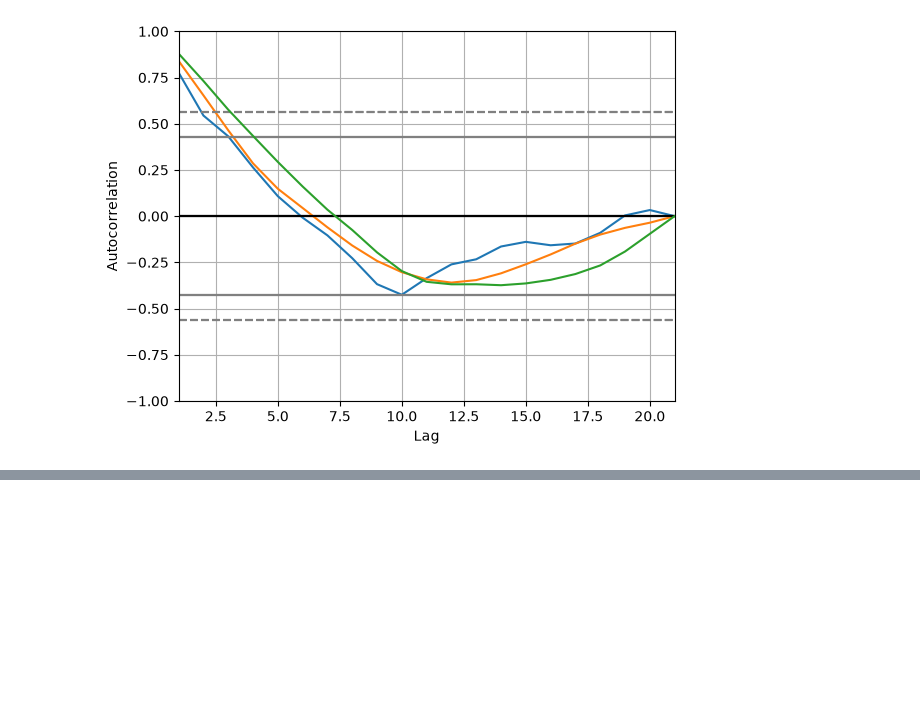
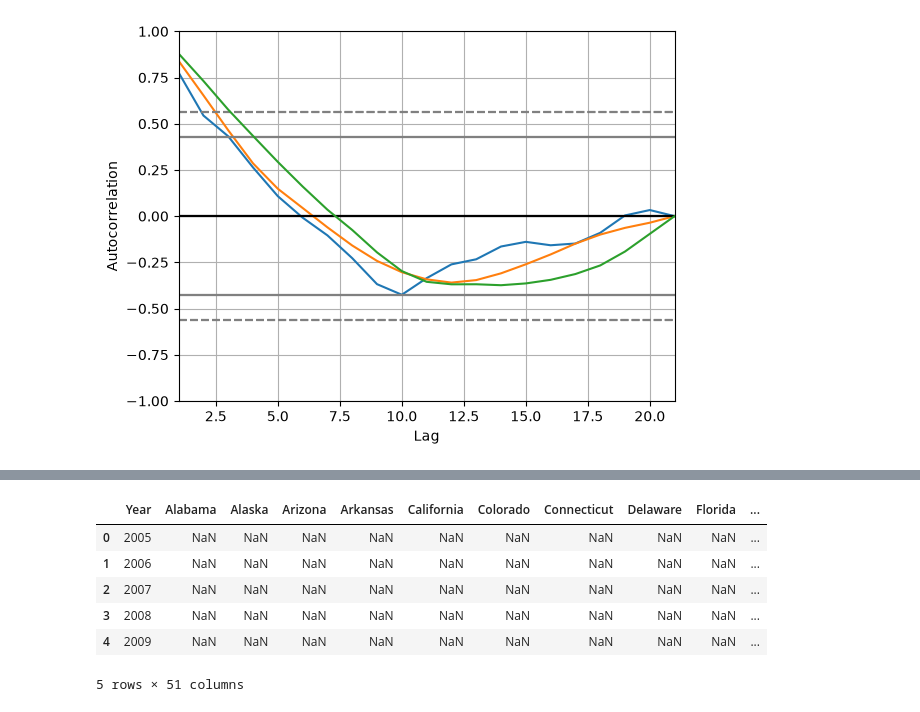
Before and after one commit to coltranebu/cs506-final-project, a Jupyter notebook: notebooks/more_eda.ipynb, the cells around one changed output, grey strips where cells are left out. Drawn from its saved outputs; the diff is of its cells as text; code cells hidden in the pictures; blank space fills up the shorter version.

```diff
--- a/notebooks/more_eda.ipynb
+++ b/notebooks/more_eda.ipynb
@@ -61,0 +130,12 @@ pd.plotting.autocorrelation_plot(minwage_df["Massachusetts"])
+# %%
+processed_unemployment = pd.DataFrame(columns=["Year"] + STATE_NAMES)
+processed_unemployment["Year"] = np.arange(2005, 2026, dtype="int32")
+processed_unemployment.head()
+# %% [output]
+|  | Year | Alabama | Alaska | Arizona | Arkansas | California | Colorado | Connecticut | Delaware | Florida | ... |
+| 0 | 2005 | NaN | NaN | NaN | NaN | NaN | NaN | NaN | NaN | NaN | ... |
+| 1 | 2006 | NaN | NaN | NaN | NaN | NaN | NaN | NaN | NaN | NaN | ... |
+| 2 | 2007 | NaN | NaN | NaN | NaN | NaN | NaN | NaN | NaN | NaN | ... |
+| 3 | 2008 | NaN | NaN | NaN | NaN | NaN | NaN | NaN | NaN | NaN | ... |
+| 4 | 2009 | NaN | NaN | NaN | NaN | NaN | NaN | NaN | NaN | NaN | ... |
+5 rows × 51 columns
```
Also changed, not shown: parts of 7 cells of this notebook, 6 other files.
